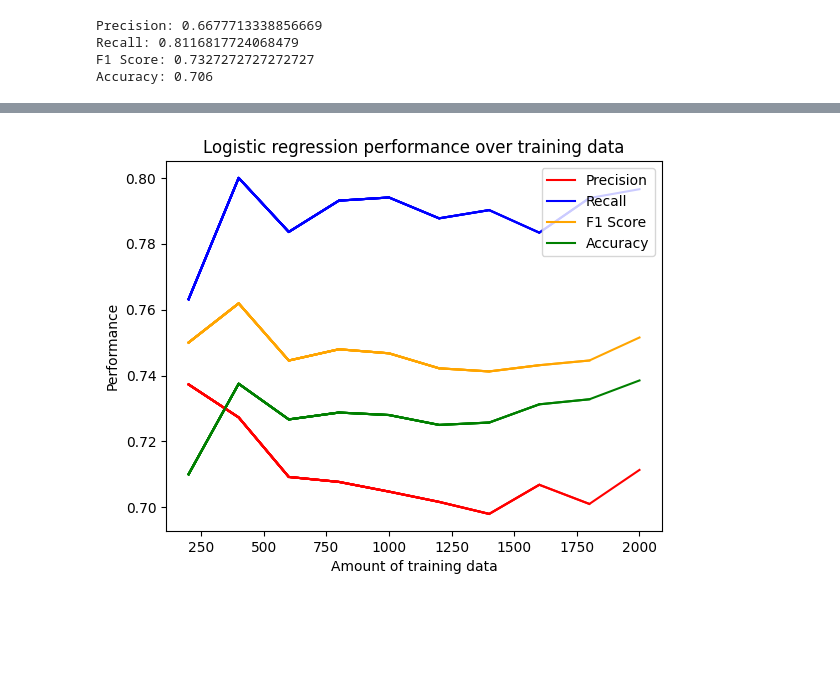
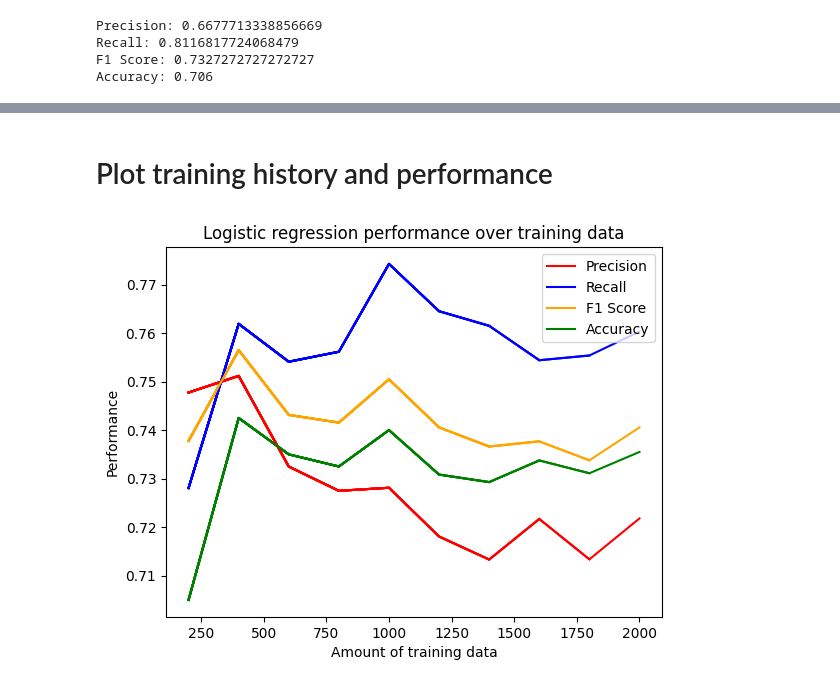
Before and after one commit to KiyonoKara/SNS-Sentiment-Analysis, a Jupyter notebook: sns_lr.ipynb, the cells around one changed output, grey strips where cells are left out. Cells and saved outputs as stored; diff of their text form; code cells hidden in the pictures; blank space fills up the shorter version.

Commit message:
Update Logistic Regressions and pickles

```diff
--- a/sns_lr.ipynb
+++ b/sns_lr.ipynb
@@ -45,5 +46,10 @@ In multinomial vectorization, we use it to calculate probabilities based on freq
 m_vectorizer = CountVectorizer(input='content', stop_words='english', binary=False, vocabulary=vocabulary, tokenizer=None, preprocessor=None)
 X_train_m = m_vectorizer.fit_transform(train_text)
 X_test_m = m_vectorizer.transform(test_text)
-print("Vocabulary size:", len(m_vectorizer.get_feature_names_out()))
+
+b_vectorizer = CountVectorizer(input='content', stop_words='english', binary=True, vocabulary=vocabulary, tokenizer=None, preprocessor=None)
+X_train_b = b_vectorizer.fit_transform(train_text)
+X_test_b = b_vectorizer.transform(test_text)
+
+print("Vocabulary sizes:", len(m_vectorizer.get_feature_names_out()), len(b_vectorizer.get_feature_names_out()))
 # %% [output]
@@ -74,6 +93,7 @@ with open("./models/sns_multinomial_lr_2.pkl", "wb") as f:
 # Load from pickle
 lr_model = pickle.load(open("./models/sns_multinomial_lr.pkl", "rb"))
 lr_model_2 = pickle.load(open("./models/sns_multinomial_lr_2.pkl", "rb"))
+lr_model_3 = pickle.load(open("./models/sns_binomial_lr.pkl", "rb"))
 # %% [markdown]
 # Make predictions
 # %%
@@ -96,0 +119,4 @@ Accuracy: 0.7385
+# %%
+# Binomial predictions
+lr_model_3_preds = lr_model_3.predict(X_test_b)
+_ = du.get_prfa(y_test, lr_model_3_preds, verbose=True)
@@ -111,6 +142,8 @@ def remove_duplicate_labels(ax_graph):
     handles, labels = ax_graph.get_legend_handles_labels()
     unique = [(h, l) for j, (h, l) in enumerate(zip(handles, labels)) if l not in labels[:j]]
     ax_graph.legend(*zip(*unique))
+# %% [markdown]
+# Plot training history and performance
 # %%
 x_values = []
 train_sizes = range(10, 101, 10)
@@ -119,34 +152,34 @@ metrics_dict = dict({
     'recall': [],
     'f1': [],
     'accuracy': []
 })
 
 fig, ax = plt.subplots()
 
 for i in train_sizes:
     # |X| * percent of train size
-    subset = int(round(len(lr_model_2_preds) * (float(i) / float(100))))
+    subset = int(round(len(lr_model_3_preds) * (float(i) / float(100))))
     x_values.append(subset)
 
     pred_subset = int(round(len(y_test) * (float(i) / float(100))))
-    classification = lr_model_2_preds[:pred_subset]
+    classification = lr_model_3_preds[:pred_subset]
     (precision, recall, f1, accuracy) = du.get_prfa(y_test[:pred_subset], classification, verbose=False)
 
     metrics_dict['precision'].append(precision)
     metrics_dict['recall'].append(recall)
     metrics_dict['f1'].append(f1)
     metrics_dict['accuracy'].append(accuracy)
 
     ax.plot(x_values, metrics_dict['precision'], label='Precision', color='red')
     ax.plot(x_values, metrics_dict['recall'], label='Recall', color='blue')
     ax.plot(x_values, metrics_dict['f1'], label='F1 Score', color='orange')
     ax.plot(x_values, metrics_dict['accuracy'], label='Accuracy', color='green')
 
-plt.savefig('./graphs/lr_history_2.png')
 plt.xlabel("Amount of training data")
 plt.ylabel("Performance")
 plt.title("Logistic regression performance over training data")
 remove_duplicate_labels(ax)
+plt.savefig('./graphs/lr_history_3.png')
 plt.show()
 # %% [output]
-[figure, old version]
+[figure, new version]
```
Also changed, not shown: parts of 13 cells of this notebook, 3 other files.
